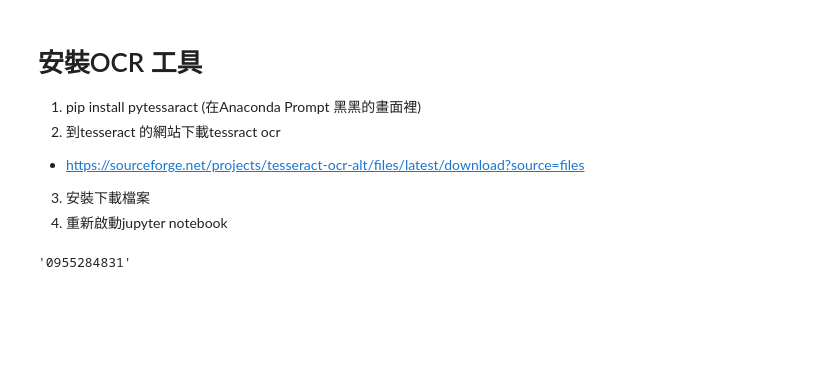
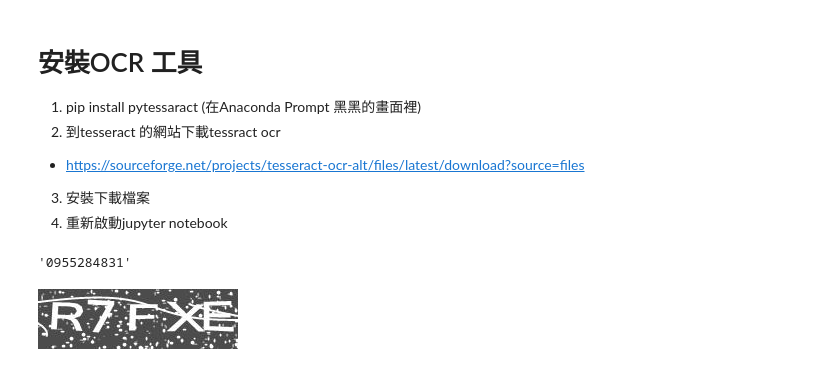
Before and after one commit to ywchiu/cathaypycrawler, a Jupyter notebook: 20161021Demo.ipynb, the cells around one changed output. Saved outputs shown, nothing was run; the diff lists cells and outputs as text; code cells hidden in the pictures; blank space fills up the shorter version.

```diff
--- a/20161021Demo.ipynb
+++ b/20161021Demo.ipynb
@@ -181,0 +205,6 @@ phone_split  = phone.split('- ')
+# %%
+# 將圖片show 在畫面上
+from PIL import Image
+Image.open('Captcha.png')
+# %% [output]
+[figure, added]
```
Also changed, not shown: parts of 5 cells of this notebook.
